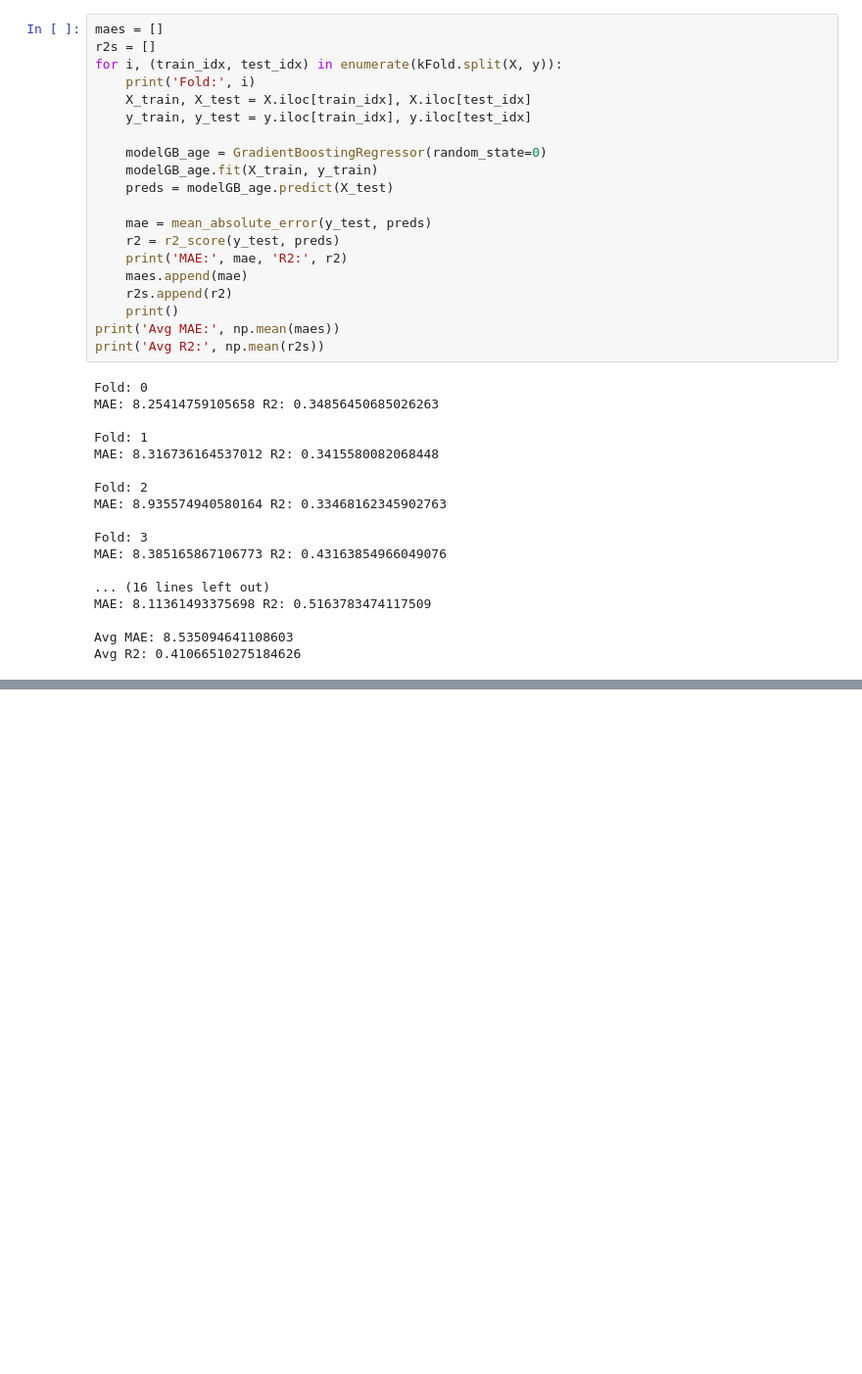
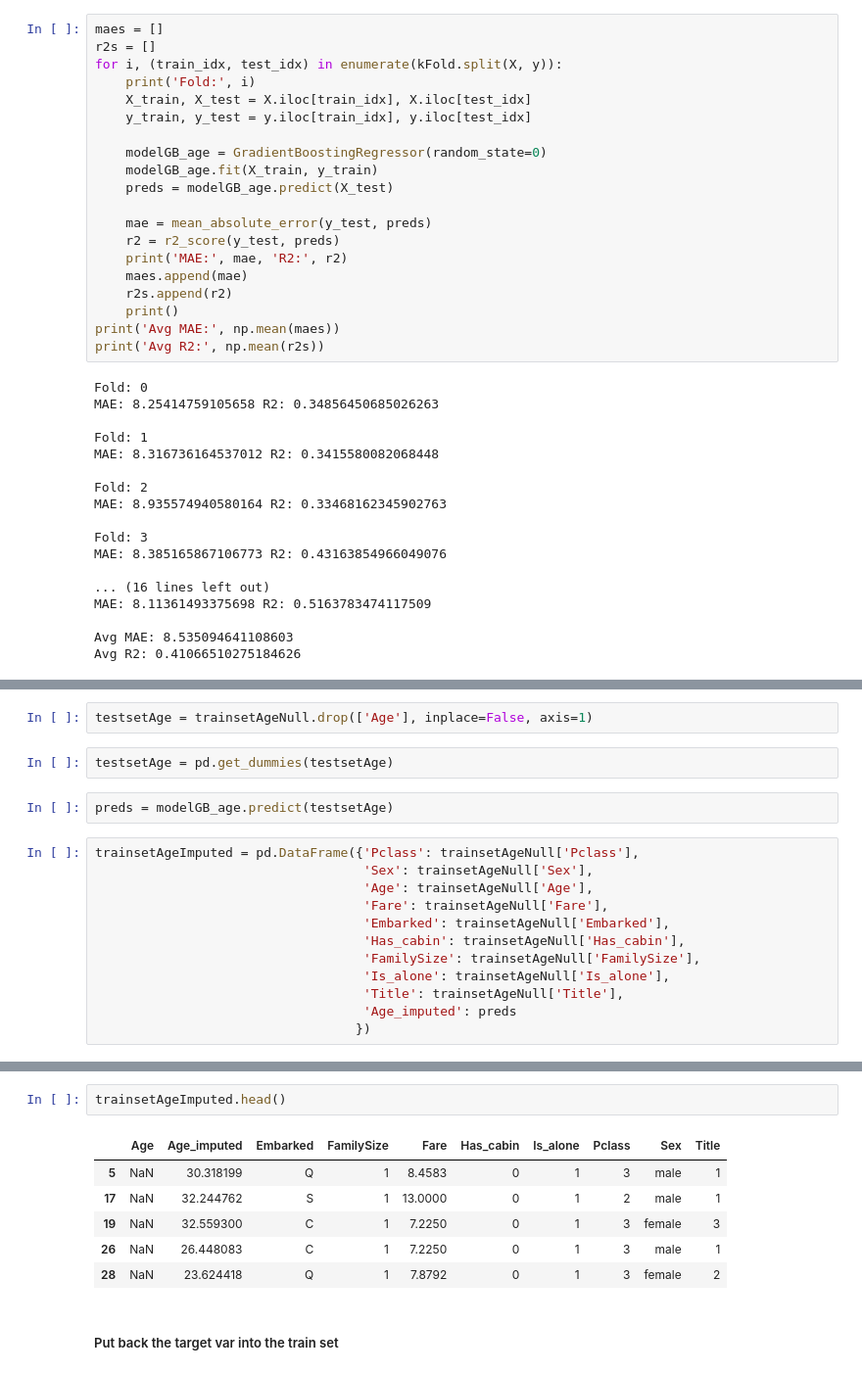
Before and after one commit to hernandezurbina/KaggleAdventures, a Jupyter notebook: Titanic_2ModelsSameDataset.ipynb, the cells around one changed output, grey strips where cells are left out. Shown: that part at 98% size. Cells and saved outputs as stored; diff of their text form; blank space fills up the shorter version.

```diff
--- a/Titanic_2ModelsSameDataset.ipynb
+++ b/Titanic_2ModelsSameDataset.ipynb
@@ -194,0 +197,18 @@ Avg R2: 0.41066510275184626
+# %%
+testsetAge = trainsetAgeNull.drop(['Age'], inplace=False, axis=1)
+# %%
+testsetAge = pd.get_dummies(testsetAge)
+# %%
+preds = modelGB_age.predict(testsetAge)
+# %%
+trainsetAgeImputed = pd.DataFrame({'Pclass': trainsetAgeNull['Pclass'],
+                                   'Sex': trainsetAgeNull['Sex'],
+                                   'Age': trainsetAgeNull['Age'],
+                                   'Fare': trainsetAgeNull['Fare'],
+                                   'Embarked': trainsetAgeNull['Embarked'],
+                                   'Has_cabin': trainsetAgeNull['Has_cabin'],
+                                   'FamilySize': trainsetAgeNull['FamilySize'],
+                                   'Is_alone': trainsetAgeNull['Is_alone'],
+                                   'Title': trainsetAgeNull['Title'],
+                                   'Age_imputed': preds
+                                  })
@@ -194,0 +242,11 @@ Avg R2: 0.41066510275184626
+# %%
+trainsetAgeImputed.head()
+# %% [output]
+|  | Age | Age_imputed | Embarked | FamilySize | Fare | Has_cabin | Is_alone | Pclass | Sex | Title |
+| 5 | NaN | 30.318199 | Q | 1 | 8.4583 | 0 | 1 | 3 | male | 1 |
+| 17 | NaN | 32.244762 | S | 1 | 13.0000 | 0 | 1 | 2 | male | 1 |
+| 19 | NaN | 32.559300 | C | 1 | 7.2250 | 0 | 1 | 3 | female | 3 |
+| 26 | NaN | 26.448083 | C | 1 | 7.2250 | 0 | 1 | 3 | male | 1 |
+| 28 | NaN | 23.624418 | Q | 1 | 7.8792 | 0 | 1 | 3 | female | 2 |
+# %% [markdown]
+##### Put back the target var into the train set
```
Also changed, not shown: parts of 41 cells of this notebook.
